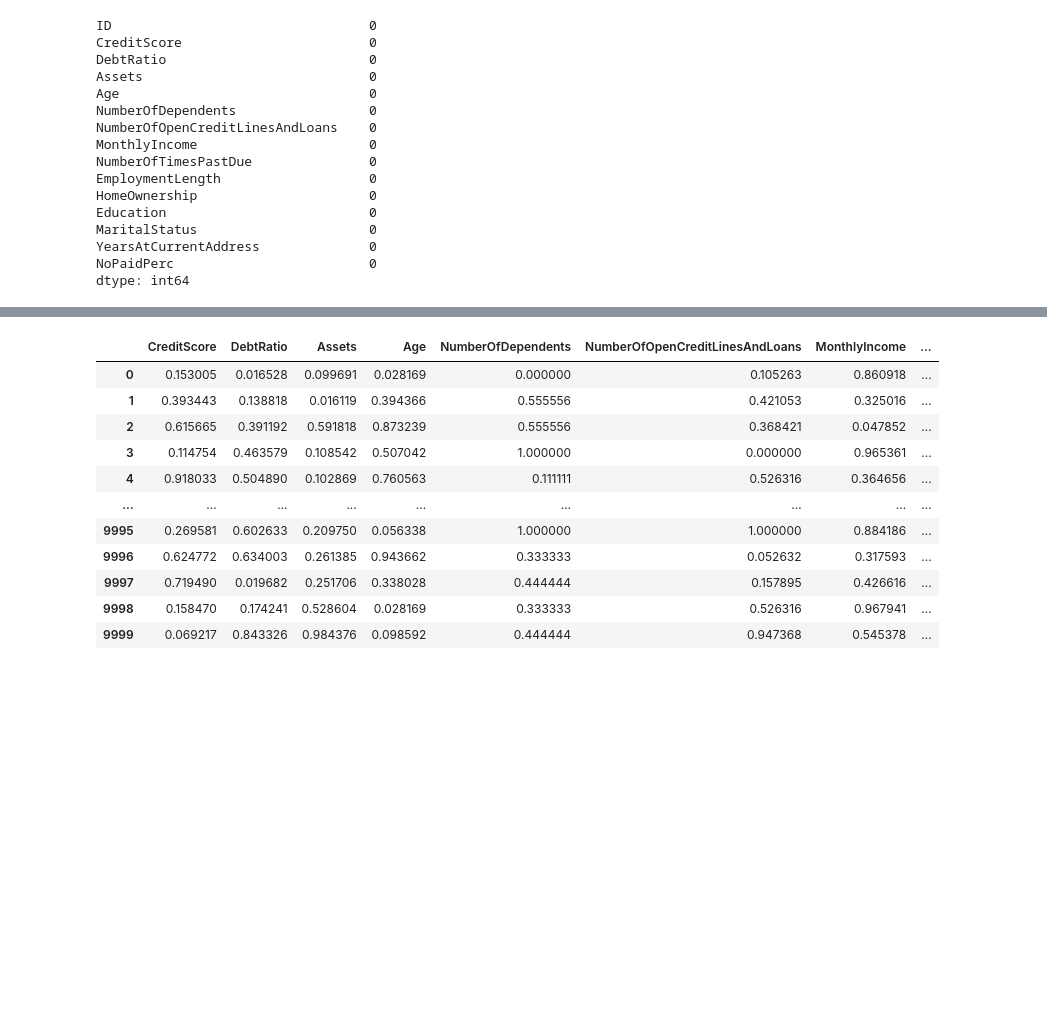
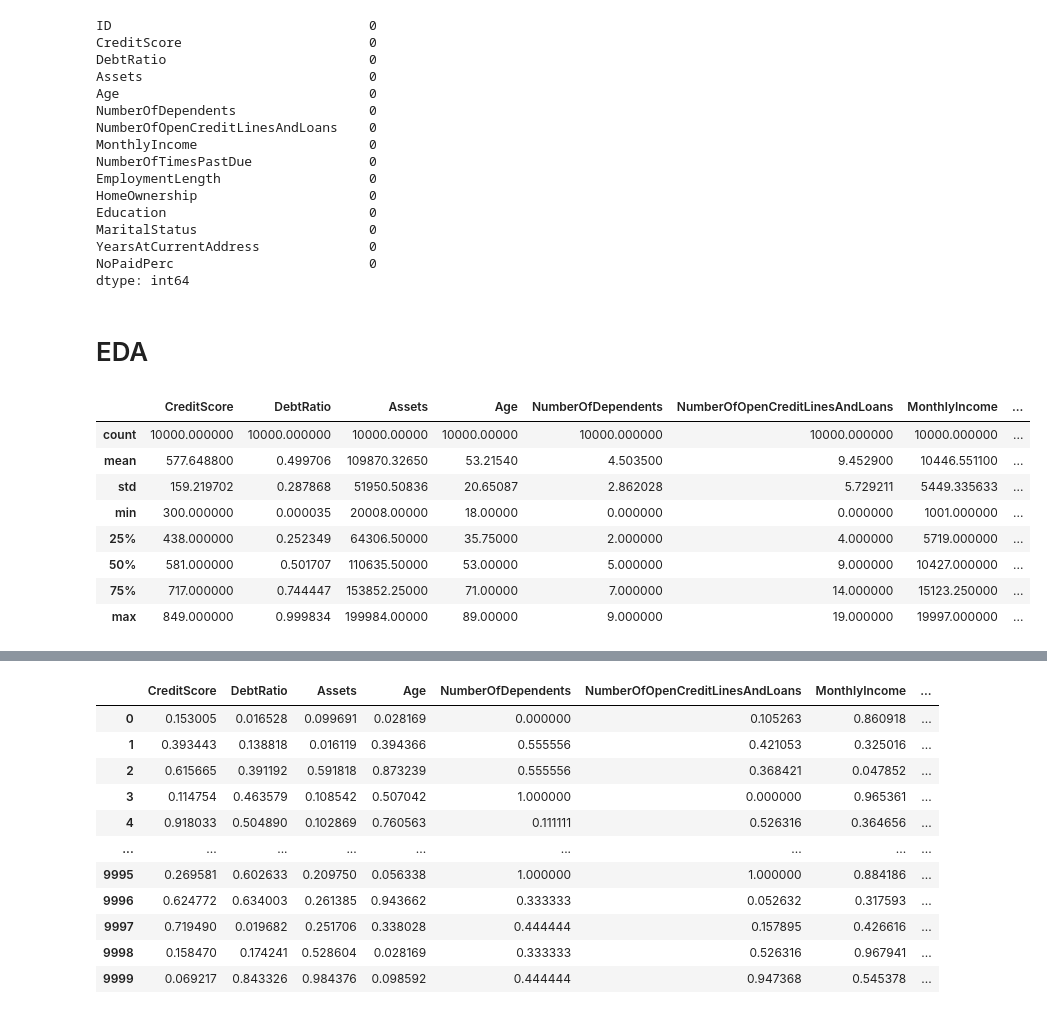
Before and after one commit to Leostark95/Proyecto_Finanzas, a Jupyter notebook: b_preprocesamiento.ipynb, the cells around one changed output, grey strips where cells are left out. Drawn from its saved outputs; the diff is of its cells as text; code cells hidden in the pictures; blank space fills up the shorter version.

```diff
--- a/b_preprocesamiento.ipynb
+++ b/b_preprocesamiento.ipynb
@@ -84,3 +106,17 @@ NoPaidPerc                         0
 dtype: int64
 # %%
 df = df.drop(columns=['ID'])
+# %% [markdown]
+# EDA
+# %%
+df.describe()
+# %% [output]
+|  | CreditScore | DebtRatio | Assets | Age | NumberOfDependents | NumberOfOpenCreditLinesAndLoans | MonthlyIncome | ... |
+| count | 10000.000000 | 10000.000000 | 10000.00000 | 10000.00000 | 10000.000000 | 10000.000000 | 10000.000000 | ... |
+| mean | 577.648800 | 0.499706 | 109870.32650 | 53.21540 | 4.503500 | 9.452900 | 10446.551100 | ... |
+| std | 159.219702 | 0.287868 | 51950.50836 | 20.65087 | 2.862028 | 5.729211 | 5449.335633 | ... |
+| min | 300.000000 | 0.000035 | 20008.00000 | 18.00000 | 0.000000 | 0.000000 | 1001.000000 | ... |
+| 25% | 438.000000 | 0.252349 | 64306.50000 | 35.75000 | 2.000000 | 4.000000 | 5719.000000 | ... |
+| 50% | 581.000000 | 0.501707 | 110635.50000 | 53.00000 | 5.000000 | 9.000000 | 10427.000000 | ... |
+| 75% | 717.000000 | 0.744447 | 153852.25000 | 71.00000 | 7.000000 | 14.000000 | 15123.250000 | ... |
+| max | 849.000000 | 0.999834 | 199984.00000 | 89.00000 | 9.000000 | 19.000000 | 19997.000000 | ... |
```
Also changed, not shown: parts of 14 cells of this notebook, 1 other file.
